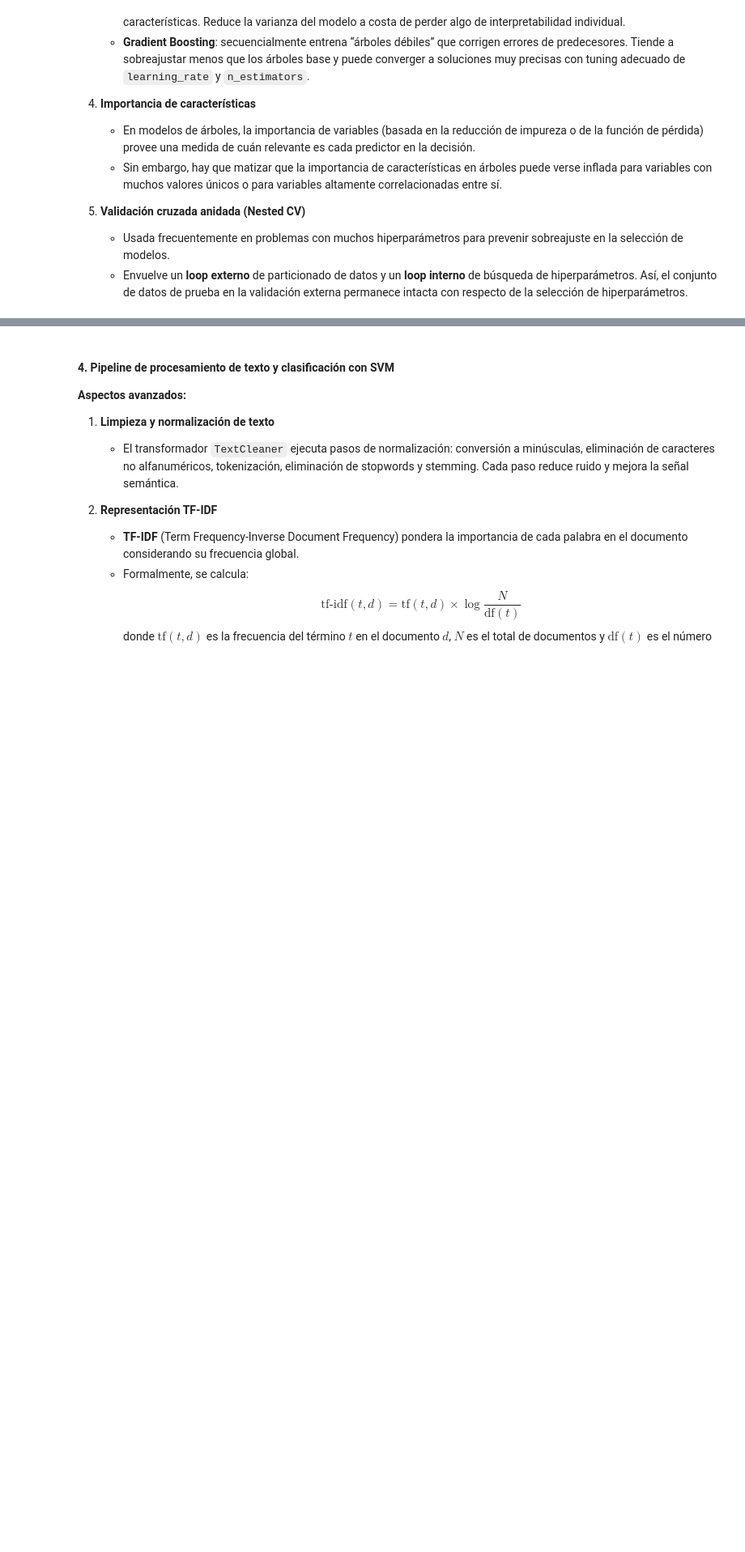
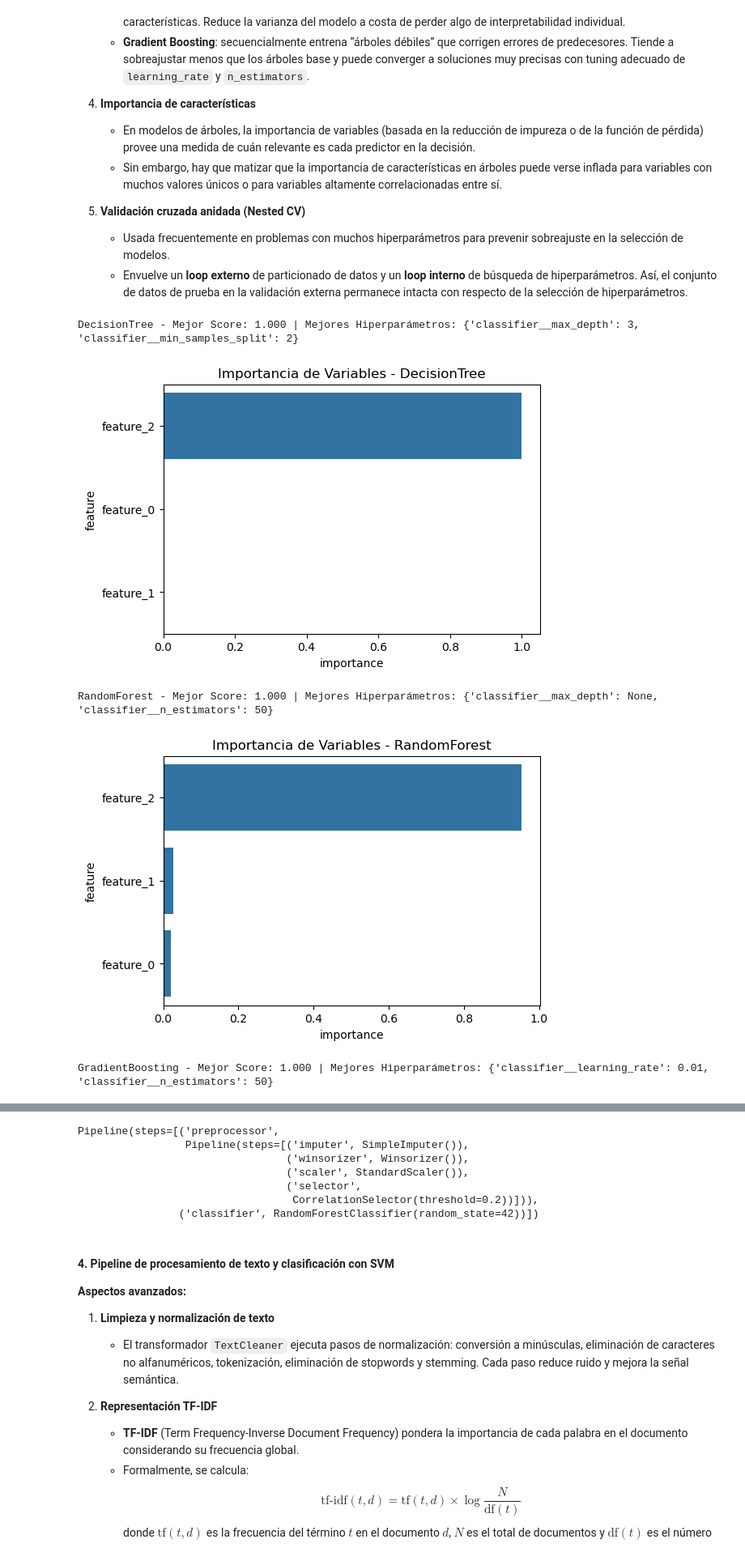
Before and after one commit to kapumota/Cuadernos1, a Jupyter notebook: Pipelines.ipynb, the cells around one changed output, grey strips where cells are left out. Shown: that part at 81% size. Cells and saved outputs as stored; diff of their text form; code cells hidden in the pictures; blank space fills up the shorter version.

```diff
--- a/Pipelines.ipynb
+++ b/Pipelines.ipynb
@@ -419,30 +465,43 @@ param_grid_dt = {
 param_grid_rf = {
     'classifier__n_estimators': [50, 100],
     'classifier__max_depth': [None, 5, 10]
 }
 param_grid_gb = {
     'classifier__n_estimators': [50, 100],
     'classifier__learning_rate': [0.01, 0.1, 0.2]
 }
 
 grids = {
     'DecisionTree': GridSearchCV(pipelines['DecisionTree'], param_grid_dt, cv=5, scoring='f1'),
     'RandomForest': GridSearchCV(pipelines['RandomForest'], param_grid_rf, cv=5, scoring='f1'),
     'GradientBoosting': GridSearchCV(pipelines['GradientBoosting'], param_grid_gb, cv=5, scoring='f1')
 }
 
 # Entrenar y evaluar cada modelo
 for name, grid in grids.items():
     grid.fit(X_dt, y_dt)
     print(f"{name} - Mejor Score: {grid.best_score_:.3f} | Mejores Hiperparámetros: {grid.best_params_}")
     # Obtener la importancia de las variables, si aplica
     best_model = grid.best_estimator_.named_steps['classifier']
     if hasattr(best_model, 'feature_importances_'):
         feature_names = grid.best_estimator_.named_steps['preprocessor'].named_steps['selector'].features_
         importances = best_model.feature_importances_
         df_imp = pd.DataFrame({'feature': feature_names, 'importance': importances})
         df_imp = df_imp.sort_values(by='importance', ascending=False)
         plt.figure(figsize=(6,4))
         sns.barplot(x='importance', y='feature', data=df_imp)
         plt.title(f"Importancia de Variables - {name}")
         plt.show()
+
+import sklearn
+# Configurar scikit-learn para mostrar diagramas
+sklearn.set_config(display='diagram')
+
+# Visualizar el pipeline de RandomForest completo
+pipelines['RandomForest']
+# %% [output]
+DecisionTree - Mejor Score: 1.000 | Mejores Hiperparámetros: {'classifier__max_depth': 3, 'classifier__min_samples_split': 2}
+[figure, added]
+RandomForest - Mejor Score: 1.000 | Mejores Hiperparámetros: {'classifier__max_depth': None, 'classifier__n_estimators': 50}
+[figure, added]
+GradientBoosting - Mejor Score: 1.000 | Mejores Hiperparámetros: {'classifier__learning_rate': 0.01, 'classifier__n_estimators': 50}
@@ -449,3 +509,10 @@ for name, grid in grids.items():
+Pipeline(steps=[('preprocessor',
+                 Pipeline(steps=[('imputer', SimpleImputer()),
+                                 ('winsorizer', Winsorizer()),
+                                 ('scaler', StandardScaler()),
+                                 ('selector',
+                                  CorrelationSelector(threshold=0.2))])),
+                ('classifier', RandomForestClassifier(random_state=42))])
 # %% [markdown]
 #### 4. Pipeline de procesamiento de texto y clasificación con SVM
 
```
Also changed, not shown: parts of 6 cells of this notebook.
